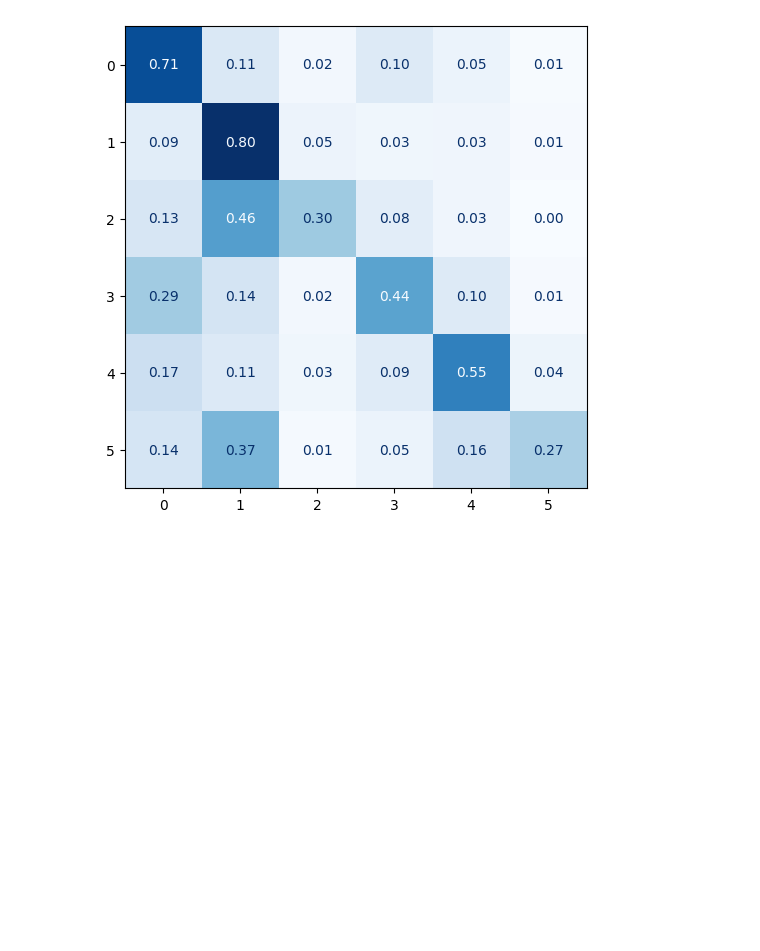
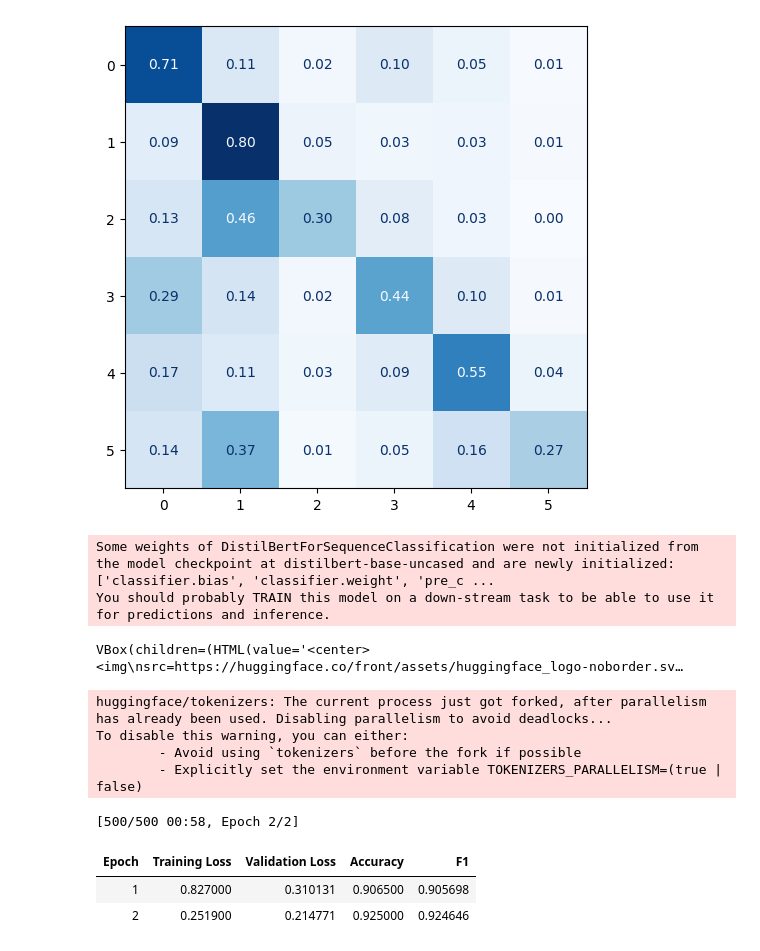
Before and after one commit to meijirou-create/transformer, a Jupyter notebook: text_classificate.ipynb, the cells around one changed output. Drawn from its saved outputs; the diff is of its cells as text; code cells hidden in the pictures; blank space fills up the shorter version.

```diff
--- a/text_classificate.ipynb
+++ b/text_classificate.ipynb
@@ -466,3 +473,25 @@ plot_confusion_matrix(y_preds, y_valid, label)
 # %% [output]
 TypeError: 1 must be a sequence
 [figure]
+# %%
+from transformers import AutoModelForSequenceClassification
+num_labels = 6
+model = (AutoModelForSequenceClassification.from_pretrained(model_ckpt, num_labels=num_labels).to(device))
+# %% [output]
+Some weights of DistilBertForSequenceClassification were not initialized from the model checkpoint at distilbert-base-uncased and are newly initialized: ['classifier.bias', 'classifier.weight', 'pre_c ...
+You should probably TRAIN this model on a down-stream task to be able to use it for predictions and inference.
+# %%
+from sklearn.metrics import accuracy_score, f1_score
+
+def compute_metrics(pred):
+    labels = pred.label_ids
+    preds = pred.predictions.argmax(-1)
+    f1 = f1_score(labels, preds, average="weighted")
+    acc = accuracy_score(labels, preds)
+    return {"accuracy": acc, "f1": f1}
+# %%
+from huggingface_hub import notebook_login
+
+notebook_login()
+# %% [output]
+VBox(children=(HTML(value='<center> <img\nsrc=https://huggingface.co/front/assets/huggingface_logo-noborder.sv…
@@ -468,0 +504,36 @@ TypeError: 1 must be a sequence
+# %%
+from transformers import Trainer, TrainingArguments
+
+batch_size = 64
+logging_steps = len(emotion_encode["train"]) // batch_size
+model_name = f"{model_ckpt}-finetuned-emotion"
+training_args = TrainingArguments(output_dir=model_name,
+                                  num_train_epochs=2,
+                                  learning_rate=2e-5,
+                                  per_device_train_batch_size=batch_size,
+                                  per_device_eval_batch_size=batch_size,
+                                  weight_decay=0.01,
+                                  evaluation_strategy="epoch",
+                                  disable_tqdm=False,
+                                  logging_steps=logging_steps,
+                                  push_to_hub=True,
+                                  log_level="error")
+# %% [output]
+huggingface/tokenizers: The current process just got forked, after parallelism has already been used. Disabling parallelism to avoid deadlocks...
+To disable this warning, you can either:
+        - Avoid using `tokenizers` before the fork if possible
+        - Explicitly set the environment variable TOKENIZERS_PARALLELISM=(true | false)
+# %%
+from transformers import Trainer
+
+trainer = Trainer(model=model, args=training_args,
+                  compute_metrics=compute_metrics,
+                  train_dataset=emotion_encode["train"],
+                  eval_dataset=emotion_encode["validation"],
+                  tokenizer=tokenizer)
+trainer.train();
+# %% [output]
+[500/500 00:58, Epoch 2/2]
+| Epoch | Training Loss | Validation Loss | Accuracy | F1 |
+| 1 | 0.827000 | 0.310131 | 0.906500 | 0.905698 |
+| 2 | 0.251900 | 0.214771 | 0.925000 | 0.924646 |
```
Also changed, not shown: parts of 20 cells of this notebook.
